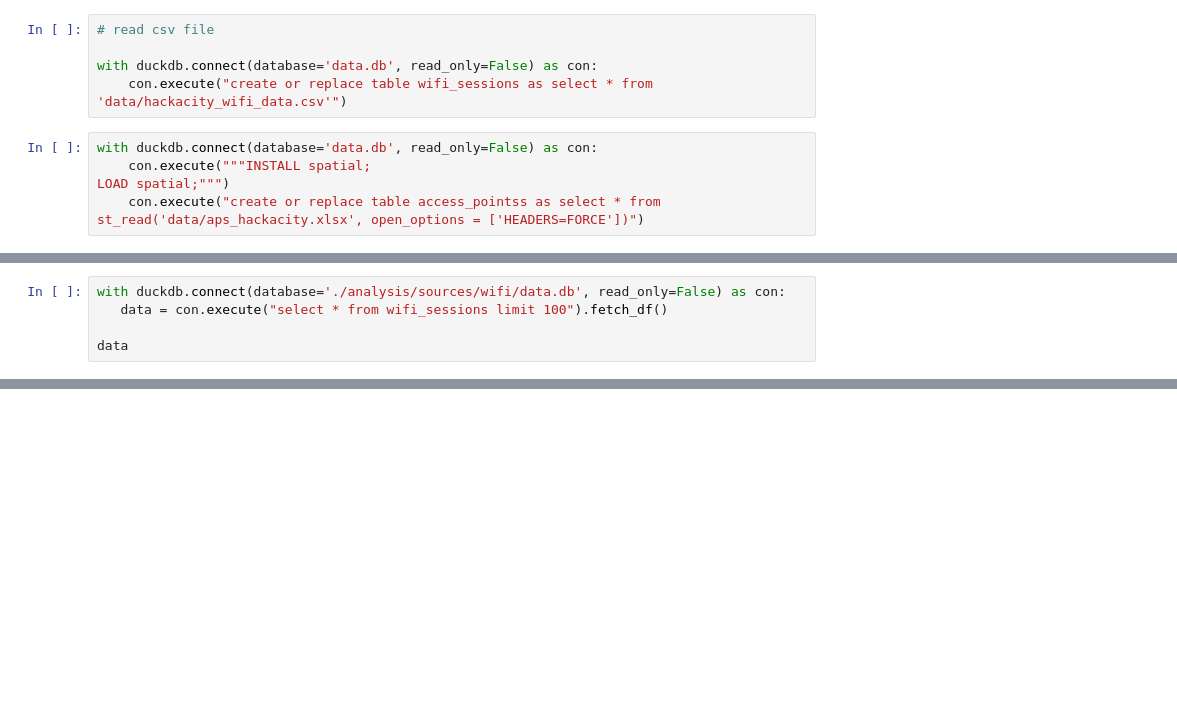
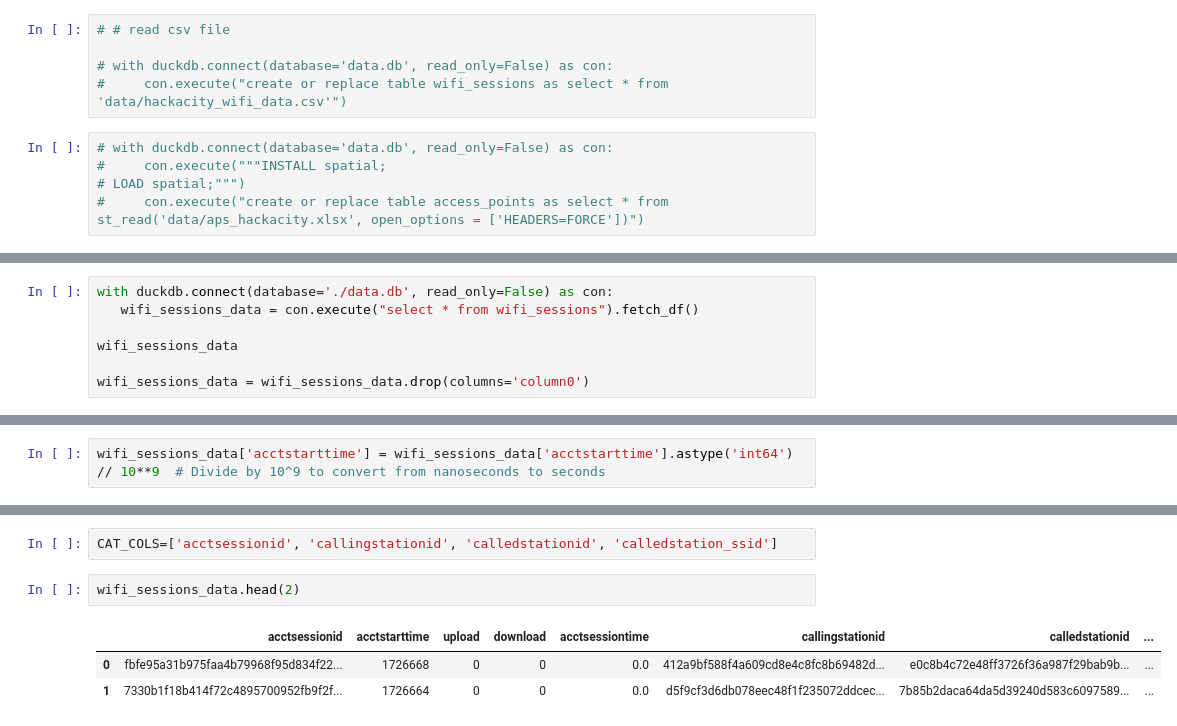
Before and after one commit to Cabeda/hackacity, a Jupyter notebook: main.ipynb, the cells around one changed output, grey strips where cells are left out. Drawn from its saved outputs; the diff is of its cells as text; blank space fills up the shorter version.

```diff
--- a/main.ipynb
+++ b/main.ipynb
@@ -3,10 +5,10 @@ import duckdb
 # %%
-# read csv file
+# # read csv file
 
-with duckdb.connect(database='data.db', read_only=False) as con:
-    con.execute("create or replace table wifi_sessions as select * from 'data/hackacity_wifi_data.csv'")
+# with duckdb.connect(database='data.db', read_only=False) as con:
+#     con.execute("create or replace table wifi_sessions as select * from 'data/hackacity_wifi_data.csv'")
 # %%
-with duckdb.connect(database='data.db', read_only=False) as con:
-    con.execute("""INSTALL spatial;
-LOAD spatial;""")
-    con.execute("create or replace table access_pointss as select * from st_read('data/aps_hackacity.xlsx', open_options = ['HEADERS=FORCE'])")
+# with duckdb.connect(database='data.db', read_only=False) as con:
+#     con.execute("""INSTALL spatial;
+# LOAD spatial;""")
+#     con.execute("create or replace table access_points as select * from st_read('data/aps_hackacity.xlsx', open_options = ['HEADERS=FORCE'])")
@@ -15,5 +22,7 @@ IOException: IO Error: Could not set lock on file "/Users/jose.cabeda/Git/hackac
 # %%
-with duckdb.connect(database='./analysis/sources/wifi/data.db', read_only=False) as con:
-   data = con.execute("select * from wifi_sessions limit 100").fetch_df()
+with duckdb.connect(database='./data.db', read_only=False) as con:
+   wifi_sessions_data = con.execute("select * from wifi_sessions").fetch_df()
 
-data
+wifi_sessions_data
+
+wifi_sessions_data = wifi_sessions_data.drop(columns='column0')
@@ -46,0 +31,2 @@ CREATE TABLE wifi_sessions (
+# %%
+wifi_sessions_data['acctstarttime'] = wifi_sessions_data['acctstarttime'].astype('int64') // 10**9  # Divide by 10^9 to convert from nanoseconds to seconds
@@ -46,0 +61,8 @@ CREATE TABLE wifi_sessions (
+# %%
+CAT_COLS=['acctsessionid', 'callingstationid', 'calledstationid', 'calledstation_ssid']
+# %%
+wifi_sessions_data.head(2)
+# %% [output]
+|  | acctsessionid | acctstarttime | upload | download | acctsessiontime | callingstationid | calledstationid | ... |
+| 0 | fbfe95a31b975faa4b79968f95d834f22... | 1726668 | 0 | 0 | 0.0 | 412a9bf588f4a609cd8e4c8fc8b69482d... | e0c8b4c72e48ff3726f36a987f29bab9b... | ... |
+| 1 | 7330b1f18b414f72c4895700952fb9f2f... | 1726664 | 0 | 0 | 0.0 | d5f9cf3d6db078eec48f1f235072ddcec... | 7b85b2daca64da5d39240d583c6097589... | ... |
```
Also changed, not shown: parts of 22 cells of this notebook, 2 other files.
